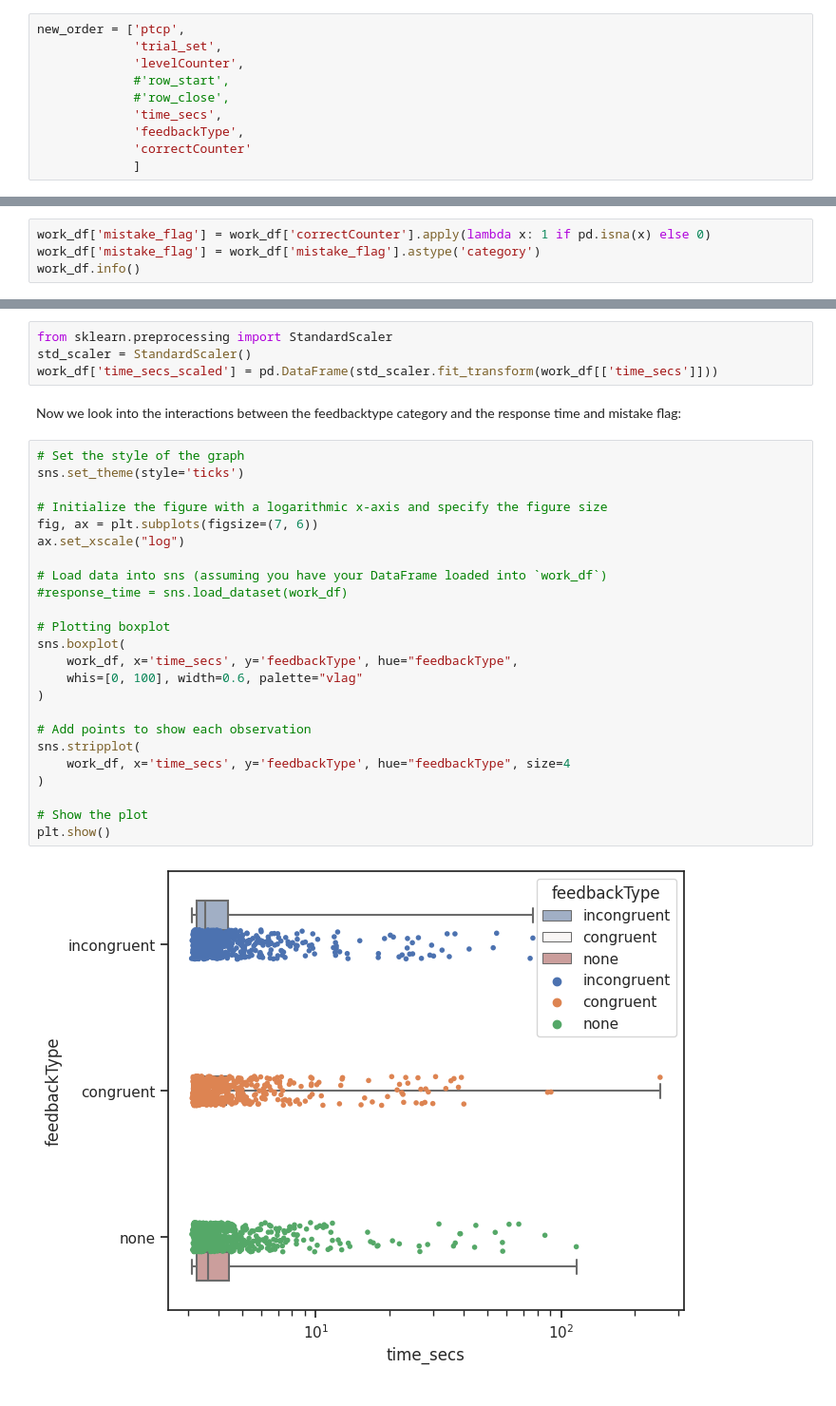
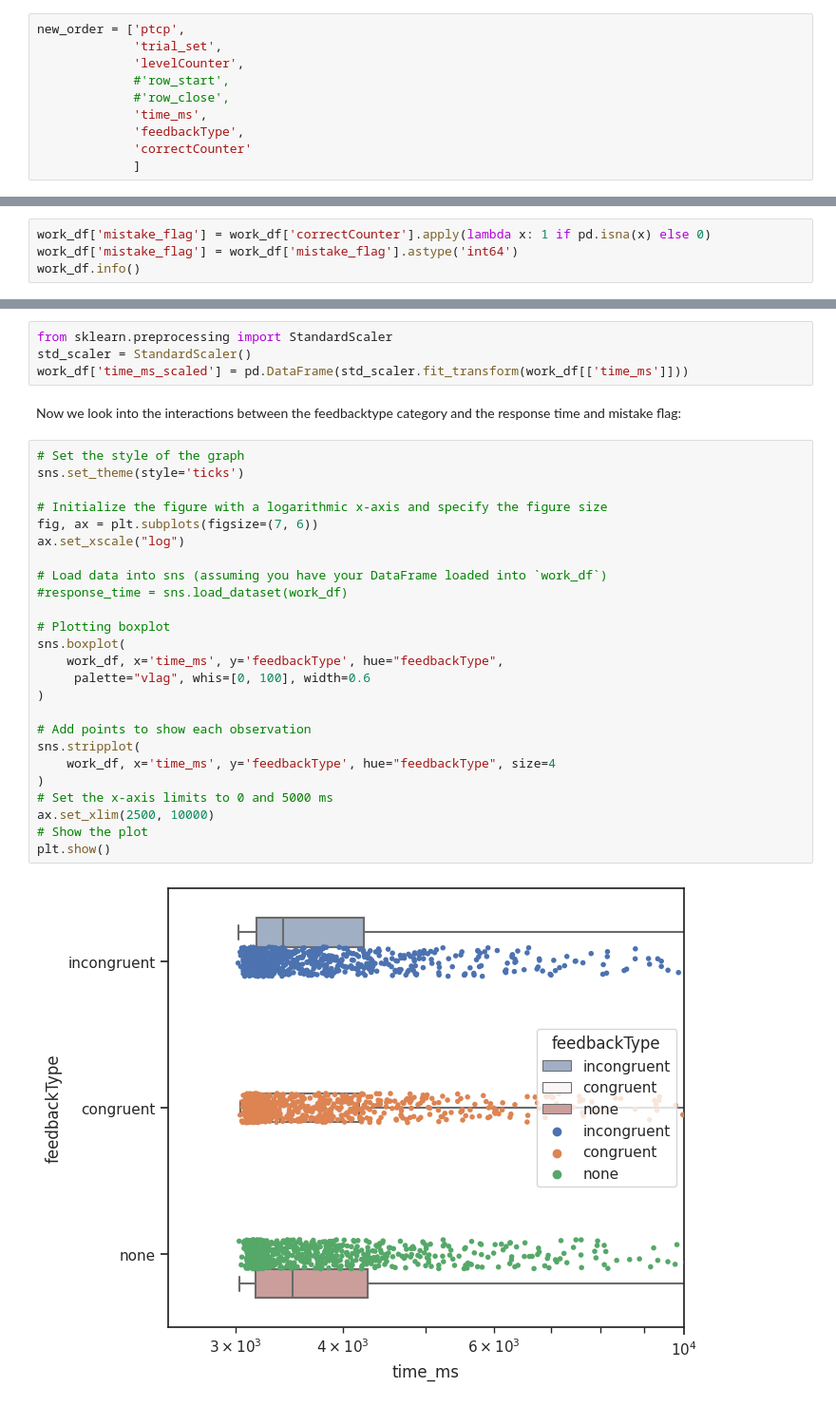
Before and after one commit to BenjaminDupre/m-b_thesis, a Jupyter notebook: Analysis/Analysis..ipynb, the cells around one changed output, grey strips where cells are left out. Shown at 95% size. Saved outputs shown, nothing was run; the diff lists cells and outputs as text.

```diff
--- a/Analysis/Analysis..ipynb
+++ b/Analysis/Analysis..ipynb
@@ -32,7 +35,7 @@ new_order = ['ptcp',
              'levelCounter',
              #'row_start',
              #'row_close',
-             'time_secs',
+             'time_ms',
              'feedbackType',
              'correctCounter'
              ]
@@ -228,7 +231,7 @@ After the removal of the levels 35. There are 2310 observations.
 Now lets make a flag that flags with one when the trail is a mistake and with 0 when the answer was correct.
 # %%
 work_df['mistake_flag'] = work_df['correctCounter'].apply(lambda x: 1 if pd.isna(x) else 0)
-work_df['mistake_flag'] = work_df['mistake_flag'].astype('category')
+work_df['mistake_flag'] = work_df['mistake_flag'].astype('int64')
 work_df.info()
 # %% [output]
 <class 'pandas.core.frame.DataFrame'>
@@ -273,32 +276,33 @@ As the EDA shows, reponse time is a highly skew variable with outlier. Wich we w
 # %%
 from sklearn.preprocessing import StandardScaler
 std_scaler = StandardScaler()
-work_df['time_secs_scaled'] = pd.DataFrame(std_scaler.fit_transform(work_df[['time_secs']]))
+work_df['time_ms_scaled'] = pd.DataFrame(std_scaler.fit_transform(work_df[['time_ms']]))
 # %% [markdown]
 Now we look into the interactions between the feedbacktype category and the response time and mistake flag:
 # %%
 # Set the style of the graph
 sns.set_theme(style='ticks')
 
 # Initialize the figure with a logarithmic x-axis and specify the figure size
 fig, ax = plt.subplots(figsize=(7, 6))
 ax.set_xscale("log")
 
 # Load data into sns (assuming you have your DataFrame loaded into `work_df`)
 #response_time = sns.load_dataset(work_df)
 
 # Plotting boxplot
 sns.boxplot(
-    work_df, x='time_secs', y='feedbackType', hue="feedbackType",
-    whis=[0, 100], width=0.6, palette="vlag"
+    work_df, x='time_ms', y='feedbackType', hue="feedbackType",
+     palette="vlag", whis=[0, 100], width=0.6
 )
 
 # Add points to show each observation
 sns.stripplot(
-    work_df, x='time_secs', y='feedbackType', hue="feedbackType", size=4
+    work_df, x='time_ms', y='feedbackType', hue="feedbackType", size=4
 )
-
+# Set the x-axis limits to 0 and 5000 ms
+ax.set_xlim(2500, 10000)
 # Show the plot
 plt.show()
 # %% [output]
-[figure, old version]
+[figure, new version]
```
Also changed, not shown: parts of 9 cells of this notebook, 4 other files.
